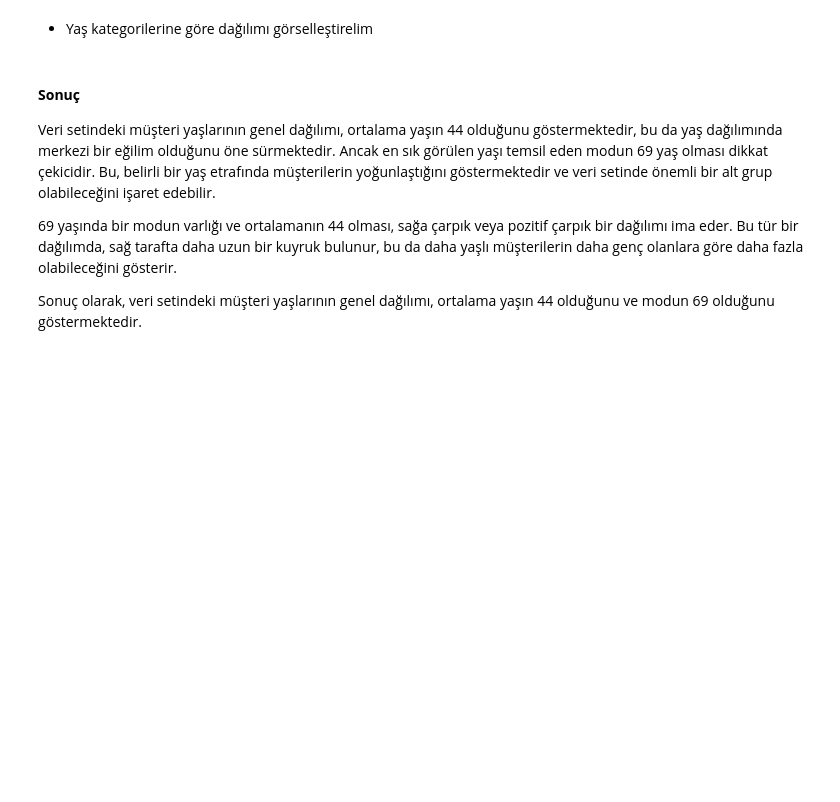
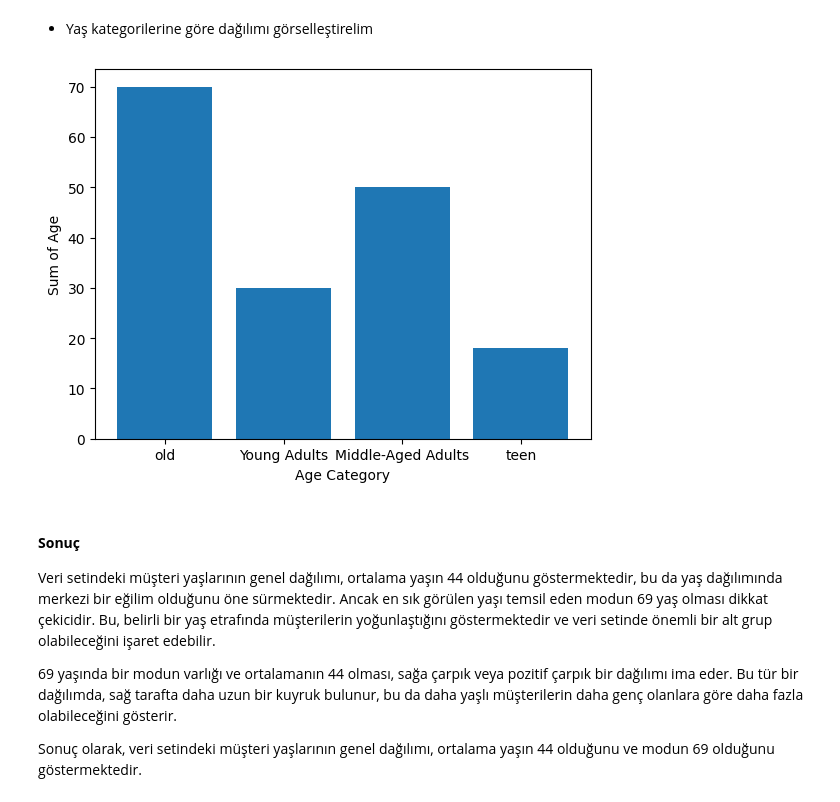
Before and after one commit to YusufAltuntas/customer-shopping-trend-EDA, a Jupyter notebook: customer-shopping-trend-EDA.ipynb, the cells around one changed output. Drawn from its saved outputs; the diff is of its cells as text; code cells hidden in the pictures; blank space fills up the shorter version.

```diff
--- a/customer-shopping-trend-EDA.ipynb
+++ b/customer-shopping-trend-EDA.ipynb
@@ -350,6 +350,13 @@ df['Age_category'] = pd.cut(df['Age'], bins= [0,15, 18 , 30 , 50 , 70] , labels=
 # %%
 fig = px.histogram(df , y = 'Age' , x = 'Age_category')
 fig.show()
+# %%
+plt.bar(df["Age_category"], df["Age"])
+plt.xlabel("Age Category")
+plt.ylabel("Sum of Age")
+plt.show()
+# %% [output]
+[figure, added]
 # %% [markdown]
 #### **Sonuç**
 
```
Also changed, not shown: parts of 4 cells of this notebook.
